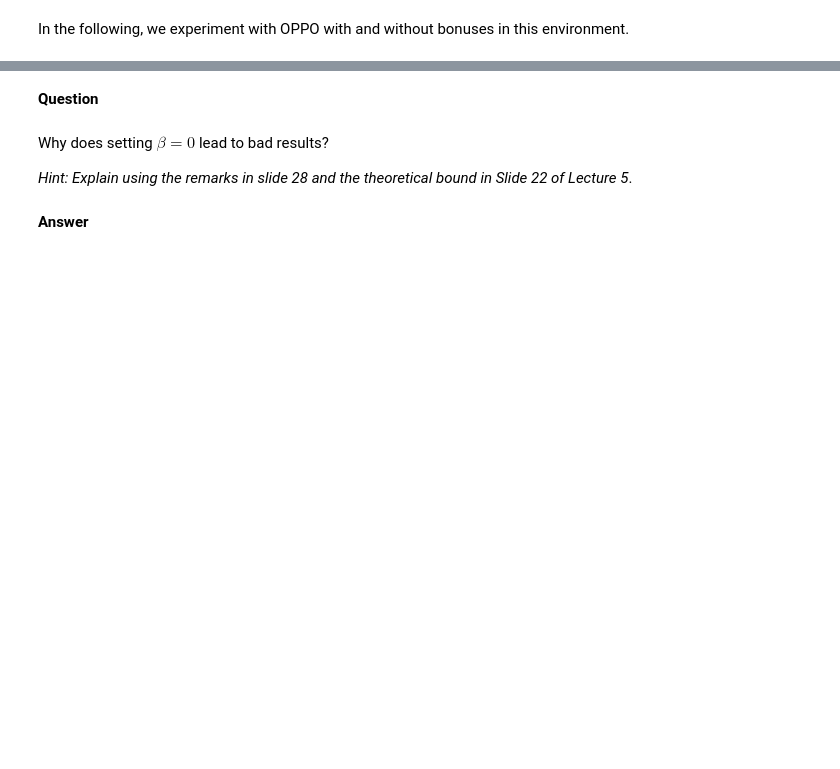
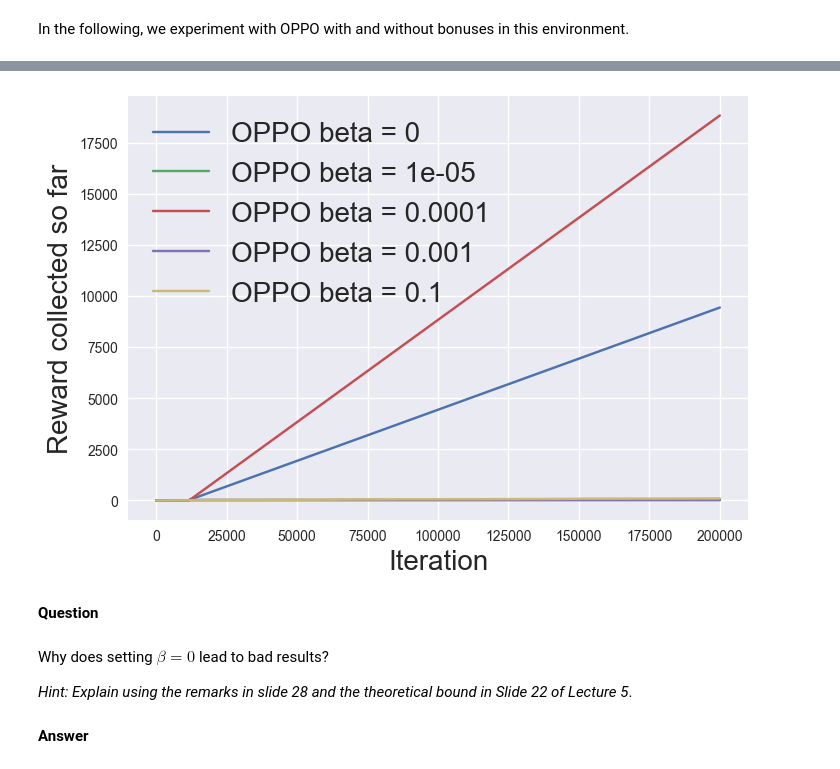
Before and after one commit to MatyaAydin/RL, a Jupyter notebook: HW3/Assignment.ipynb, the cells around one changed output, grey strips where cells are left out. Cells and saved outputs as stored; diff of their text form; code cells hidden in the pictures; blank space fills up the shorter version.

```diff
--- a/HW3/Assignment.ipynb
+++ b/HW3/Assignment.ipynb
@@ -476,12 +501,21 @@ def oppo(K: int = 10000, H: int = 20, beta: float = 0.0001, eta=10000) -> List[f
     N_next = np.zeros((H, gridworld.n_states, gridworld.n_actions, gridworld.n_states)) #Nh in slides
 
     for k in range(K):  # Episode loop
-        print(k, "k")
+        if k % 1000 == 0:
+            print(k, "k")
         state = 99  # Initial state
         for h in range(H):
             #NPG Update
-            policy[h, state, :] *= np.exp(eta * Q[h, state, :]) # TODO (unnormalized)
-            policy[h, state, :] /= np.sum(policy[h, state,:]) # TODO: normalize
+
+            #subtract the maximum Q value from the Q values to avoid overflow
+            policy[h, state, :] *= np.exp(eta * (Q[h, state, :] - np.max(Q[h, state, :]))) # TODO (unnormalized)
+            factor = np.sum(policy[h, state, :])
+            if factor < 1e-10:
+                # If the policy is zero, we set it to be uniform
+                policy[h, state, :] = 1 / gridworld.n_actions
+            else:
+                # Normalize the policy
+                policy[h, state, :] /= factor # TODO: normalize
             # Sample one action the current policy
             a = np.random.choice(gridworld.n_actions, p=policy[h, state,:]) # TODO
             rewards.append(gridworld.r[state, a])
@@ -505,7 +539,10 @@ def oppo(K: int = 10000, H: int = 20, beta: float = 0.0001, eta=10000) -> List[f
         V_new = np.zeros_like(V)
         for h in reversed(range(H)):  # Step loop
             # Update Q according to the algorithm
-            Q_new[h] = rewards[h] + bonus[h] # TODO
+            Q_new[h] = rewards[h] + bonus[h] + np.dot(estimated_transitions[h], V[h+1]) # TODO
+            #assign finite value when bonuse is infinite
+            Q_new[h][np.isnan(Q_new[h])] = H - h + 1
+            Q_new[h] = np.clip(Q_new[h], 0, H - h+1)
 
             # Update V as the Q-value of the optimal actions for the current state
             for state in range(gridworld.n_states):
@@ -525,13 +578,15 @@ for beta in betas:
 # %%
 labels = [ f"OPPO beta = {beta}" for beta in betas]
 plot_lines(
     to_plot,
     labels,
     ["Iteration", "Reward collected so far"],
     "figs",
     "ucbvseps",
-    show=False
+    show=True
 )
+# %% [output]
+[figure, added]
 # %% [markdown]
 **Question**
 # %% [markdown]
```
Also changed, not shown: parts of 20 cells of this notebook.
